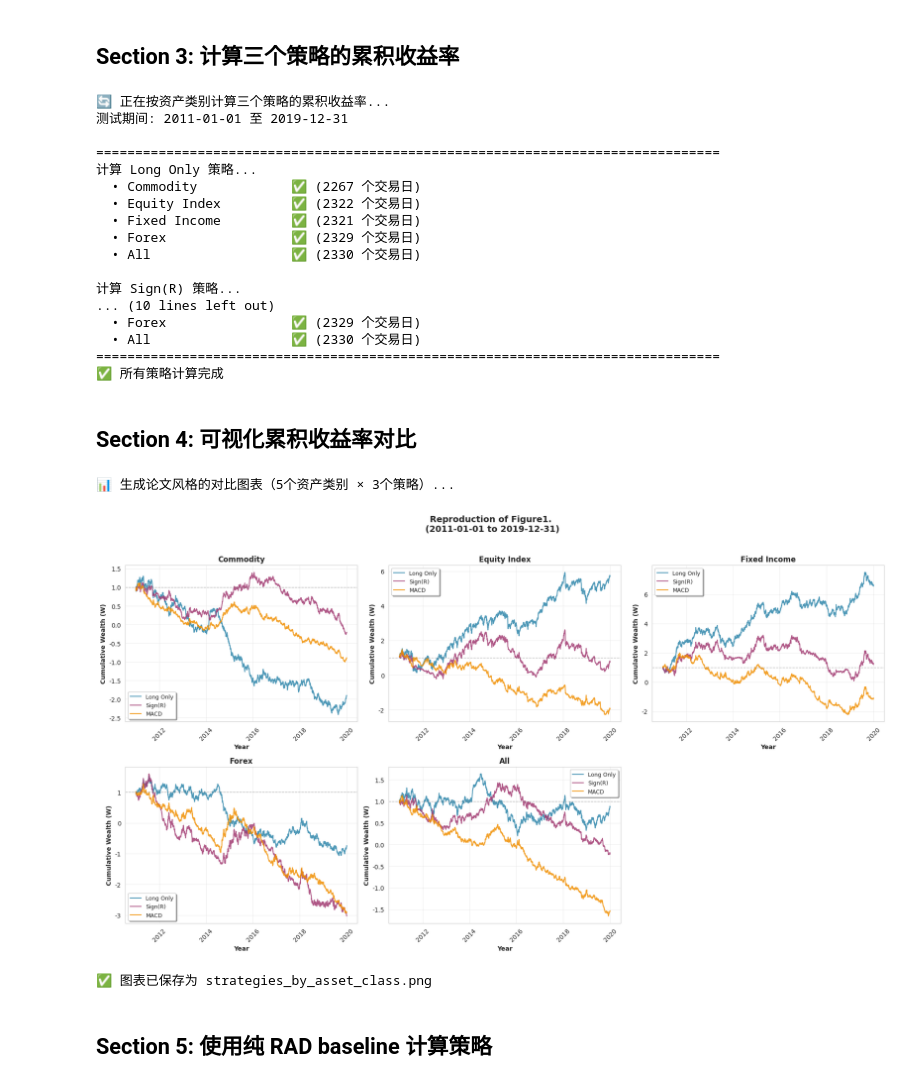
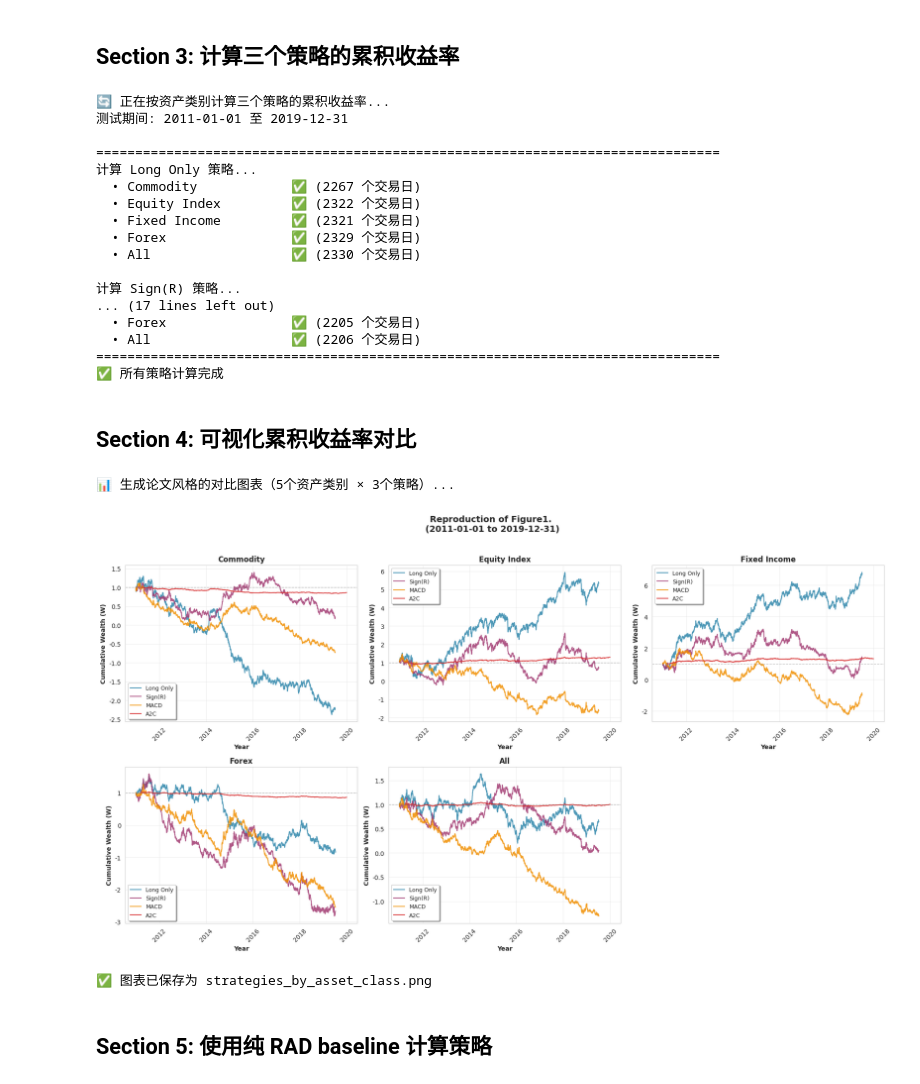
Before and after one commit to C-CU-2025-Fall/IEOR4733_Project, a Jupyter notebook: reproduction_of_figures/strategies_comparison.ipynb, the cells around one changed output. Drawn from its saved outputs; the diff is of its cells as text; code cells hidden in the pictures.

```diff
--- a/reproduction_of_figures/strategies_comparison.ipynb
+++ b/reproduction_of_figures/strategies_comparison.ipynb
@@ -192,6 +244,49 @@ for asset, (dates, wealth) in macd_results.items():
     status = f"✅ ({len(wealth)} 个交易日)" if wealth is not None else "⚠️ 加载失败"
     print(f"  • {asset:20s} {status}")
 
+# 4. A2C - 从 CSV 直接加载
+print("\n计算 A2C 策略...")
+a2c_csv_dir = OUTPUT_DIR / 'a2c_csv_data'
+
+# A2C CSV 文件使用 FX，需要转换为 Forex
+a2c_file_mapping = {
+    'Commodity': 'Commodity',
+    'Equity Index': 'Equity Index',
+    'Fixed Income': 'Fixed Income',
+    'Forex': 'FX'  # A2C 文件中用 FX，其他策略用 Forex
+}
+
+a2c_results = {}
+for asset_class in ASSET_CLASSES_LIST:
+    # 获取 A2C 文件中对应的名称
+    a2c_asset_name = a2c_file_mapping.get(asset_class, asset_class)
+    csv_file = a2c_csv_dir / f'pnl_{a2c_asset_name.replace(" ", "_")}_A2C.csv'
+
+    if csv_file.exists():
+        df = pd.read_csv(csv_file)
+        df['date'] = pd.to_datetime(df['date'])
+        dates = df['date'].values
+        wealth = df['cum_wealth'].values
+        a2c_results[asset_class] = (dates, wealth)  # 存储时使用统一的 asset_class 名称
+        status = f"✅ ({len(wealth)} 个交易日)"
+    else:
+        a2c_results[asset_class] = (None, None)
+        status = f"⚠️ 文件不存在"
+    print(f"  • {asset_class:20s} {status}")
+
+# 加载 All
+csv_file_all = a2c_csv_dir / 'pnl_All_A2C.csv'
+if csv_file_all.exists():
+    df_all = pd.read_csv(csv_file_all)
+    df_all['date'] = pd.to_datetime(df_all['date'])
+    a2c_results['All'] = (df_all['date'].values, df_all['cum_wealth'].values)
+    print(f"  • {'All':20s} ✅ ({len(df_all)} 个交易日)")
+else:
+    a2c_results['All'] = (None, None)
+    print(f"  • {'All':20s} ⚠️ 文件不存在")
+
+strategies_results['A2C'] = a2c_results
+
 print("=" * 80)
 print("✅ 所有策略计算完成")
 # %% [output]
@@ -207,9 +302,9 @@ print("✅ 所有策略计算完成")
   • All                  ✅ (2330 个交易日)
 
 计算 Sign(R) 策略...
-... (10 lines left out)
-  • Forex                ✅ (2329 个交易日)
-  • All                  ✅ (2330 个交易日)
+... (17 lines left out)
+  • Forex                ✅ (2205 个交易日)
+  • All                  ✅ (2206 个交易日)
 ================================================================================
 ✅ 所有策略计算完成
 # %% [markdown]
@@ -224,7 +319,8 @@ asset_order = ASSET_CLASSES_LIST + ['All']
 strategy_colors = {
     'Long Only': '#2E86AB',
     'Sign(R)': '#A23B72',
-    'MACD': '#F18F01'
+    'MACD': '#F18F01',
+    'A2C': '#D62728'
 }
 
 # 创建 2x3 的子图布局（5张图 + 留白）
@@ -266,34 +362,34 @@ for idx, asset in enumerate(asset_order):
                 linewidth=1.5,
                 color=strategy_colors[strategy],
                 alpha=0.85)
 
     # 设置坐标轴标签和标题
     ax.set_xlabel('Year', fontsize=10, fontweight='bold')
     ax.set_ylabel('Cumulative Wealth (W)', fontsize=10, fontweight='bold')
     ax.set_title(f'{asset}', fontsize=12, fontweight='bold')
     ax.grid(True, alpha=0.3)
     ax.legend(loc='best', fontsize=9, frameon=True, shadow=True)
     ax.axhline(y=1.0, color='gray', linestyle='--', linewidth=1, alpha=0.5)
 
     if uses_datetime_axis:
         ax.xaxis.set_major_locator(mdates.YearLocator(base=2))
         ax.xaxis.set_major_formatter(mdates.DateFormatter('%Y'))
         ax.tick_params(axis='x', rotation=45)
 
 # 隐藏多余的子图
 for idx in range(len(asset_order), len(axes)):
     axes[idx].axis('off')
 
 plt.suptitle(f'Reproduction of Figure1. \n({TEST_START} to {TEST_END})',
              fontsize=14, fontweight='bold', y=1.00)
 plt.tight_layout(rect=[0, 0, 1, 0.98])
 plt.savefig(str(OUTPUT_DIR / 'strategies_by_asset_class.png'), dpi=300, bbox_inches='tight')
 plt.show()
 
 print("✅ 图表已保存为 strategies_by_asset_class.png")
 # %% [output]
 📊 生成论文风格的对比图表（5个资产类别 × 3个策略）...
-[figure, old version]
+[figure, new version]
 ✅ 图表已保存为 strategies_by_asset_class.png
 # %% [markdown]
 ## Section 5: 使用纯 RAD baseline 计算策略
```
Also changed, not shown: parts of 3 cells of this notebook, 36 other files.
